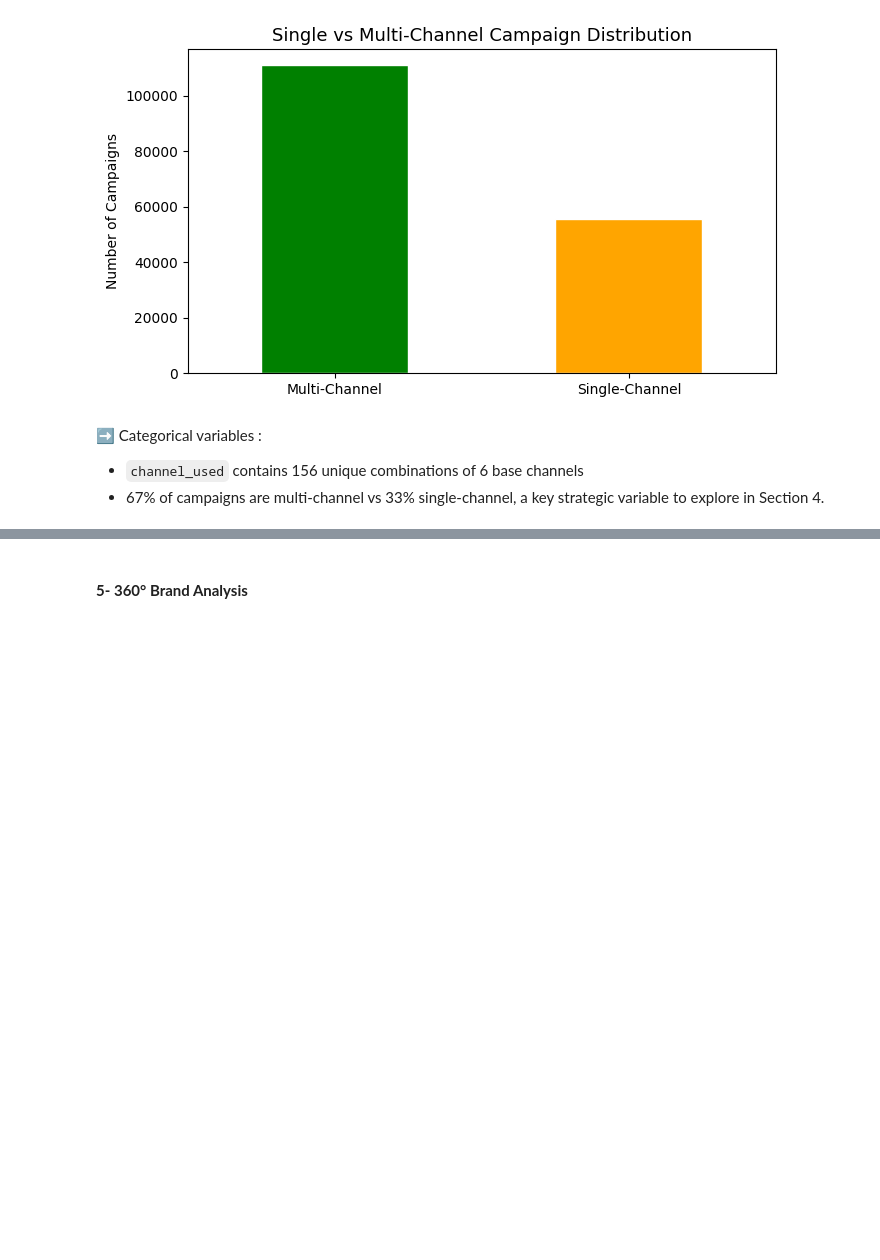
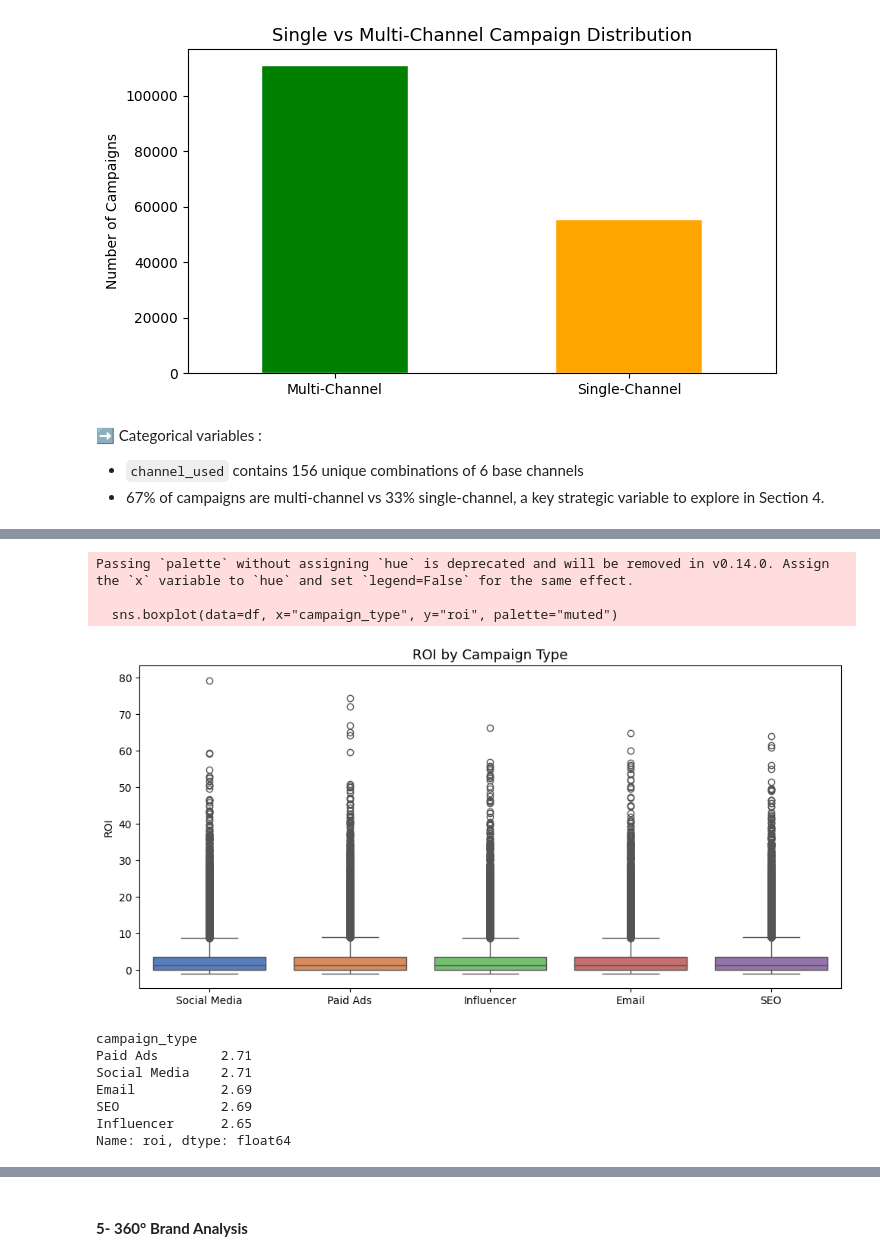
Before and after one commit to salimatter/marketing-campaign-audit, a Jupyter notebook: multi_brand_marketing_campaign.ipynb, the cells around one changed output, grey strips where cells are left out. Saved outputs shown, nothing was run; the diff lists cells and outputs as text; code cells hidden in the pictures; blank space fills up the shorter version.

```diff
--- a/multi_brand_marketing_campaign.ipynb
+++ b/multi_brand_marketing_campaign.ipynb
@@ -456,0 +516,25 @@ Name: proportion, dtype: float64
+# %%
+# Comparing ROI across campaign types
+# Identifies which campaign strategy delivers the best return
+
+plt.figure(figsize=(10, 5))
+sns.boxplot(data=df, x="campaign_type", y="roi", palette="muted")
+plt.title("ROI by Campaign Type", fontsize=13)
+plt.xlabel("")
+plt.ylabel("ROI")
+plt.tight_layout()
+plt.show()
+
+print(df.groupby("campaign_type")["roi"].mean().round(2).sort_values(ascending=False))
+# %% [output]
+Passing `palette` without assigning `hue` is deprecated and will be removed in v0.14.0. Assign the `x` variable to `hue` and set `legend=False` for the same effect.
+
+  sns.boxplot(data=df, x="campaign_type", y="roi", palette="muted")
+[figure, added]
+campaign_type
+Paid Ads        2.71
+Social Media    2.71
+Email           2.69
+SEO             2.69
+Influencer      2.65
+Name: roi, dtype: float64
```
Also changed, not shown: parts of 10 cells of this notebook.
